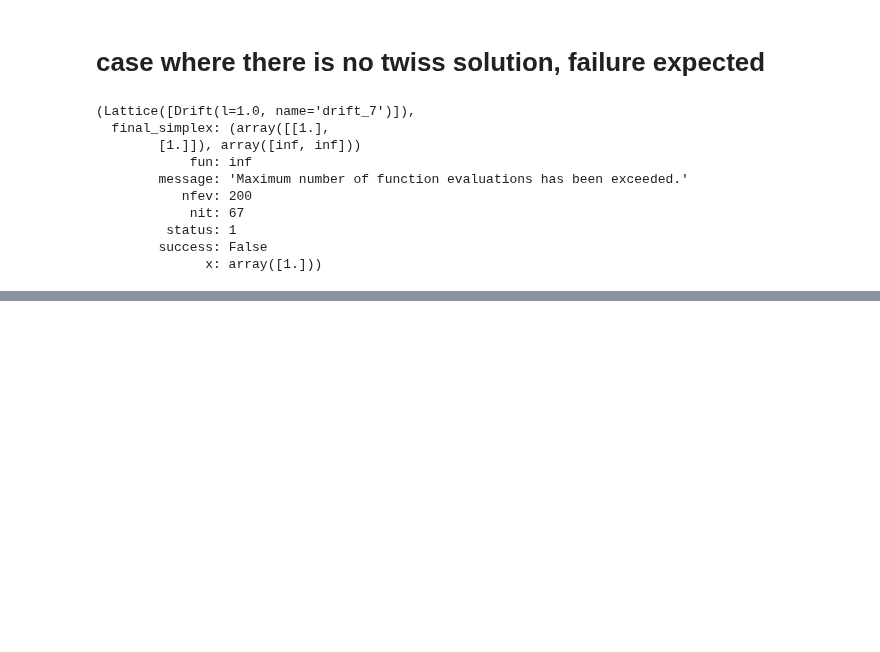
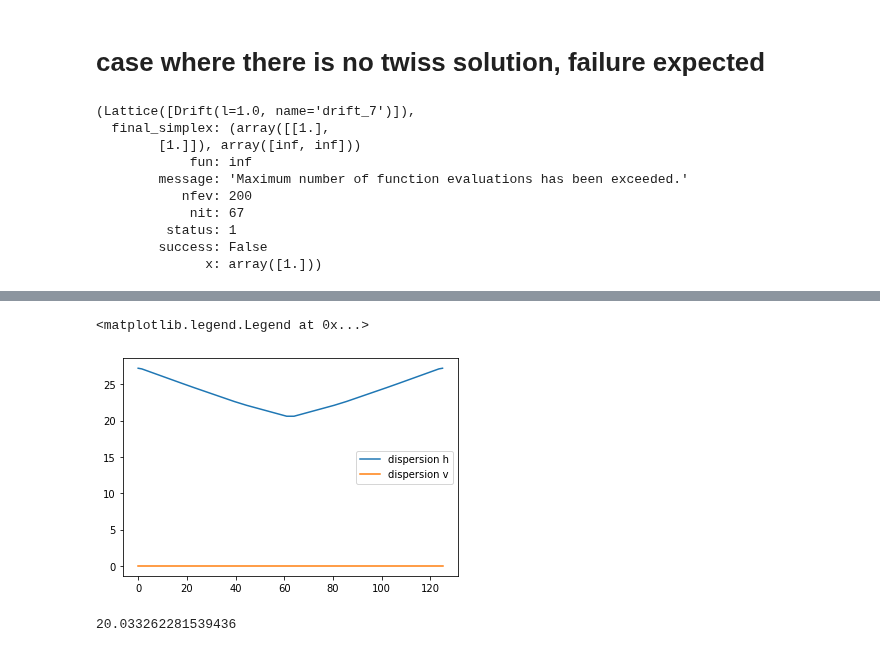
Before and after one commit to loiccoyle/pyaccelerator, a Jupyter notebook: noteboooks/matching.ipynb, the cells around one changed output, grey strips where cells are left out. Saved outputs shown, nothing was run; the diff lists cells and outputs as text; code cells hidden in the pictures; blank space fills up the shorter version.

```diff
--- a/noteboooks/matching.ipynb
+++ b/noteboooks/matching.ipynb
@@ -239,0 +284,18 @@ lat.constraints.match()
+# %%
+tracked = FODO_thick.dispersion()
+# %%
+plt.plot(tracked.s, tracked.x, label="dispersion h")
+plt.plot(tracked.s, tracked.y, label="dispersion v")
+plt.legend()
+# %% [output]
+<matplotlib.legend.Legend at 0x...>
+[figure, added]
+# %%
+# change the dipole angle to get a max dispersion of 20
+FODO_thick.constraints.add_free_parameter(dipole, "rho")
+FODO_thick.constraints.add_target(TargetDispersion(half_quad_f, 20))
+matched, opt_res = FODO_thick.constraints.match()
+tracked = matched.dispersion()
+tracked.x.max()
+# %% [output]
+20.033262281539436
```
Also changed, not shown: parts of 18 cells of this notebook.
